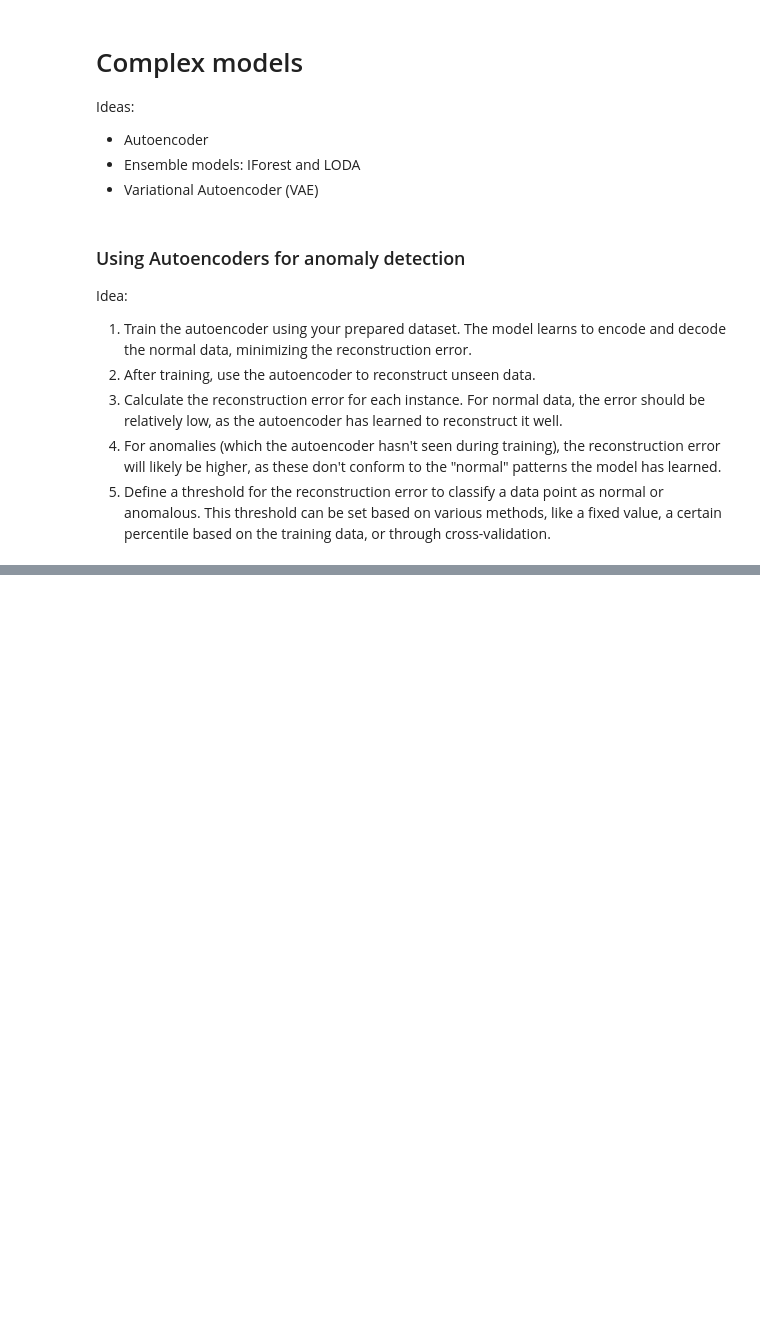
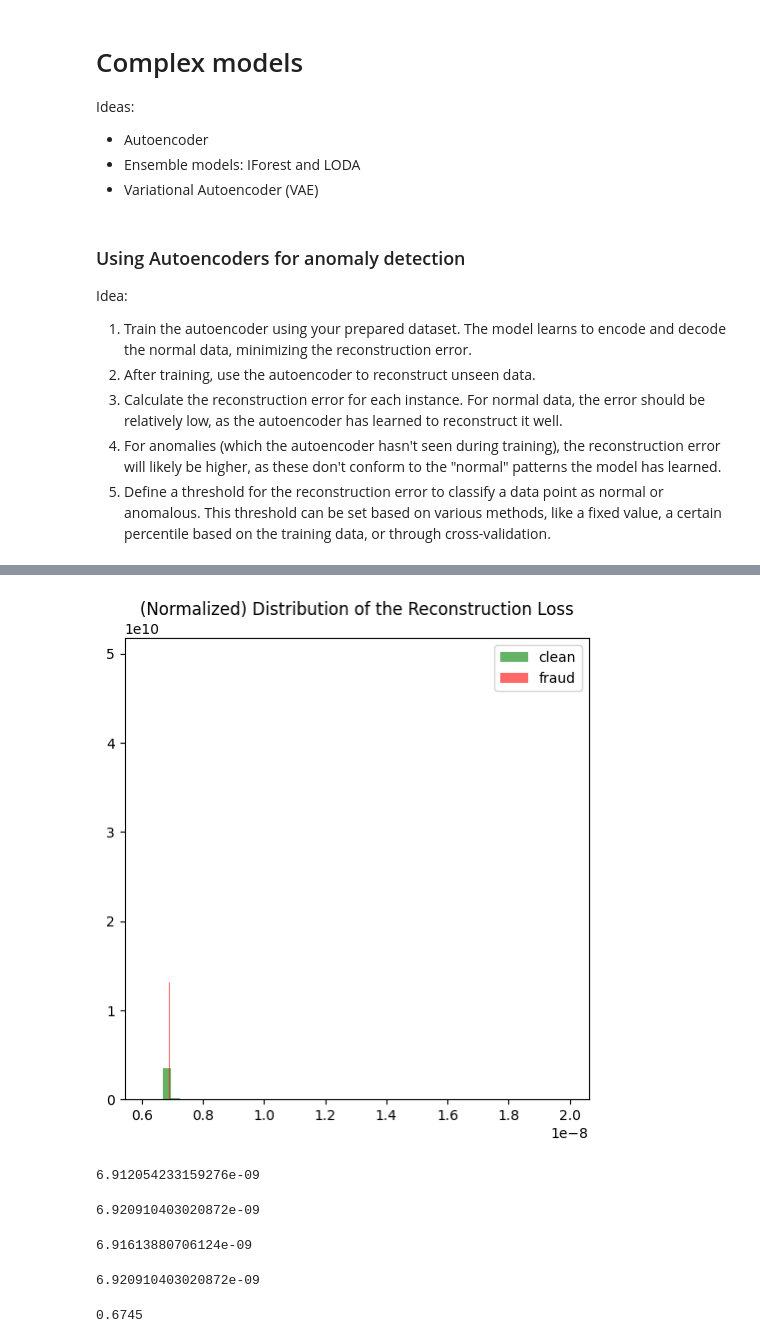
Before and after one commit to Hasosh/Credit-Card-Fraud-Detection, a Jupyter notebook: notebooks/anomaly_detection.ipynb, the cells around one changed output, grey strips where cells are left out. Saved outputs shown, nothing was run; the diff lists cells and outputs as text; code cells hidden in the pictures; blank space fills up the shorter version.

```diff
--- a/notebooks/anomaly_detection.ipynb
+++ b/notebooks/anomaly_detection.ipynb
@@ -1652,0 +1754,6 @@ Idea:
+# %%
+# Early stopping parameters
+patience = 10  # Number of epochs to wait for improvement before stopping
+min_delta = 0.001  # Minimum change to qualify as an improvement
+best_loss = float('inf')
+counter = 0
@@ -1652,0 +1811,53 @@ Idea:
+# %%
+# transform the test set with the pipeline fitted to the training set
+X_test_transformed = normalizer.transform(X_test)
+X_test_transformed = min_max_scaler.transform(X_test_transformed)
+
+# Convert the transformed test set to a PyTorch tensor
+X_test_tensor = torch.Tensor(X_test_transformed).to(device)
+# %%
+# Get the model's reconstruction of the test set
+autoencoder.eval()
+with torch.no_grad():
+    reconstructions = autoencoder(X_test_tensor).cpu().numpy()
+# %%
+# Calculate the MSE reconstruction loss per row
+mse = np.mean(np.power(X_test_transformed - reconstructions, 2), axis=1)
+# %%
+clean = mse[y_test == 0]
+fraud = mse[y_test == 1]
+
+# Plotting the distribution of reconstruction loss
+fig, ax = plt.subplots(figsize=(6,6))
+ax.hist(clean, bins=50, density=True, label="clean", alpha=.6, color="green")
+ax.hist(fraud, bins=50, density=True, label="fraud", alpha=.6, color="red")
+plt.title("(Normalized) Distribution of the Reconstruction Loss")
+plt.legend()
+plt.show()
+# %% [output]
+[figure, added]
+# %%
+np.mean(clean)
+# %% [output]
+6.912054233159276e-09
+# %%
+np.mean(fraud)
+# %% [output]
+6.920910403020872e-09
+# %%
+np.median(clean)
+# %% [output]
+6.91613880706124e-09
+# %%
+np.mean(fraud)
+# %% [output]
+6.920910403020872e-09
+# %%
+a = np.mean(fraud)
+m = np.median(mse)
+ad = np.abs(a - m)
+mad = np.median(ad)
+res = 0.6745 * ad / mad
+res
+# %% [output]
+0.6745
```
Also changed, not shown: parts of 25 cells of this notebook, 1 other file.
